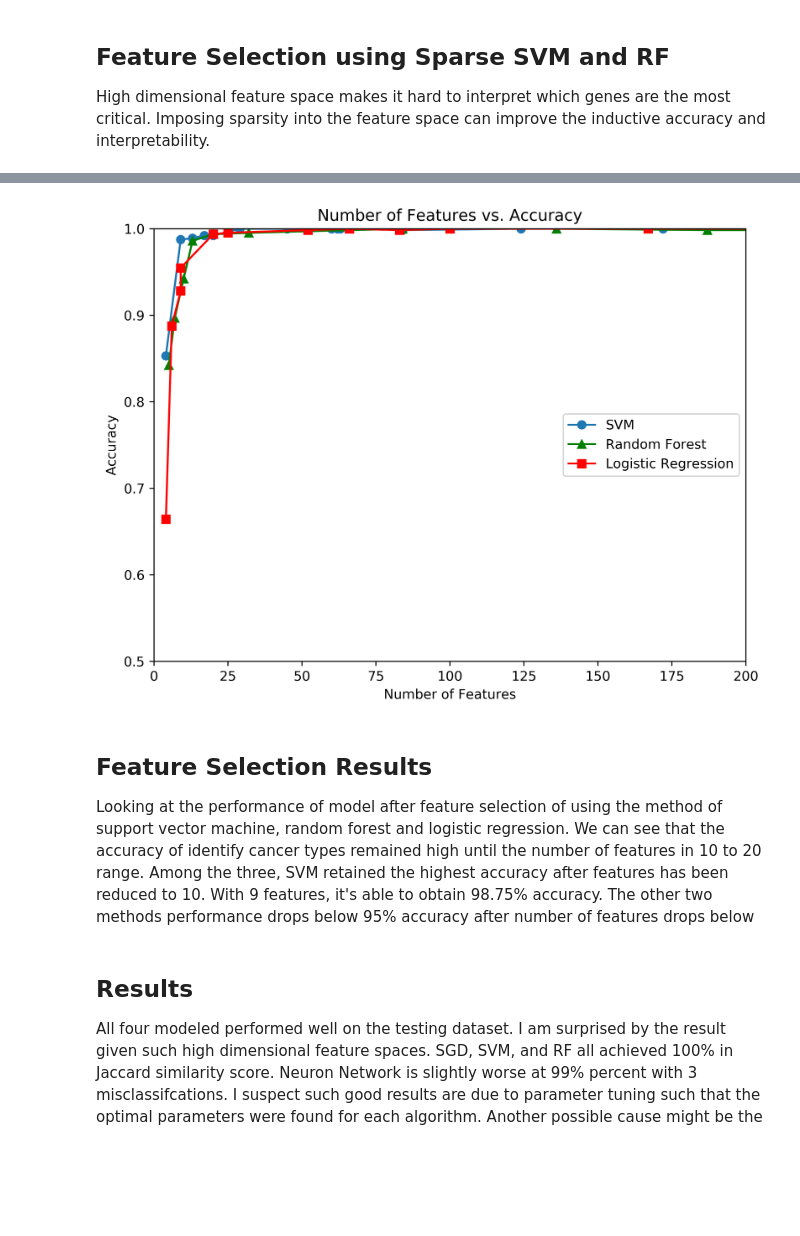
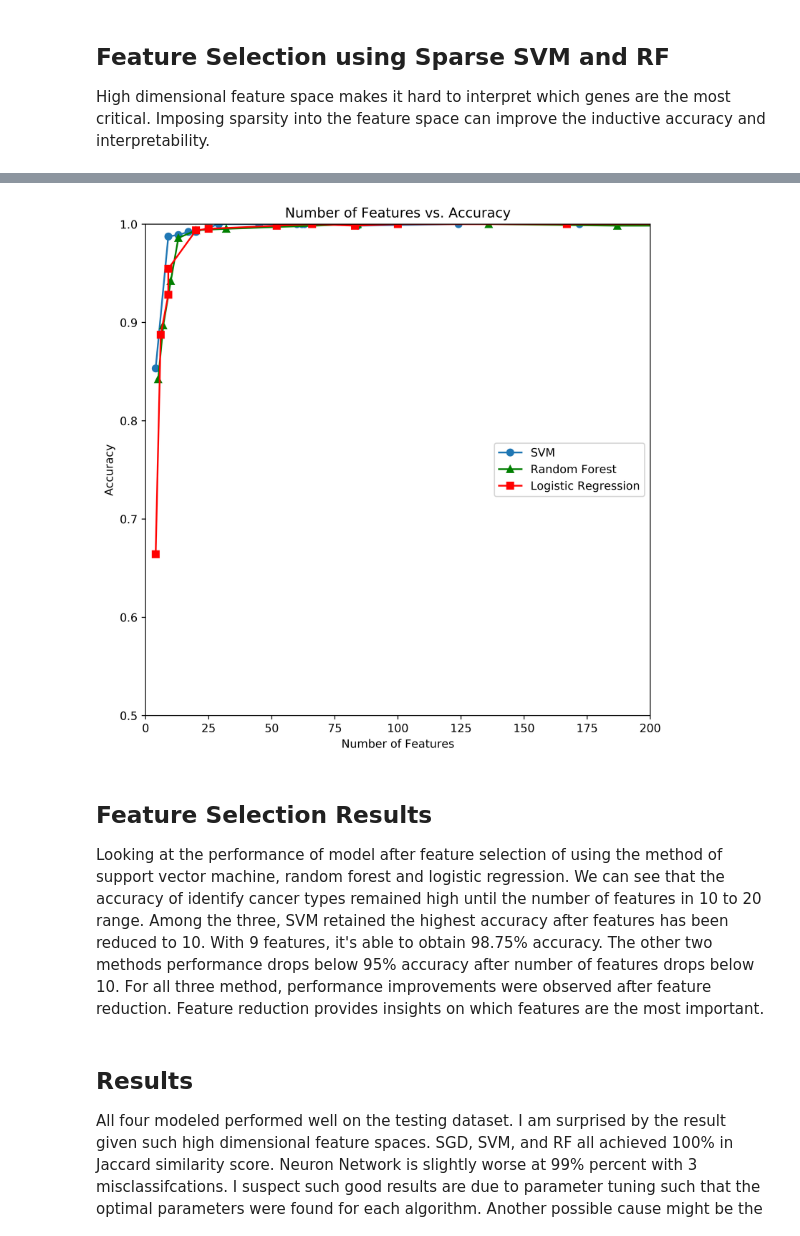
Before and after one commit to ziweiwu/ML-RNA-Microarray, a Jupyter notebook: notebook.ipynb, the cells around one changed output, grey strips where cells are left out. Cells and saved outputs as stored; diff of their text form; code cells hidden in the pictures; blank space fills up the shorter version.

Commit message:
updated feature selection

```diff
--- a/notebook.ipynb
+++ b/notebook.ipynb
@@ -604,27 +605,27 @@ Logistic regression score after FEATURE SELECTION: 0.664118
 # %%
 ########################################################################################
 #                    Feature Selection Performance
 ########################################################################################
 from matplotlib.pyplot import figure
-figure(num=None, figsize=(8, 6), dpi=500, facecolor='w', edgecolor='k')
+figure(num=None, figsize=(6,6), dpi=500, facecolor='w', edgecolor='k')
 
 plt.plot(n_features_svm, accuracy_svm, 'o-')
 plt.xlabel('Number of Features')
 plt.ylabel('Accuracy')
 plt.title("Number of Features vs. Accuracy")
 
 plt.plot(n_features_rf, accuracy_rf, '^-', color='green')
 
 plt.plot(n_features_logit, accuracy_logit, 's-', color='red')
 plt.legend(['SVM', 'Random Forest', 'Logistic Regression'], loc=5)
 
 plt.axis([0, 200, 0.5, 1])
 plt.show()
 # %% [output]
-[figure, old version]
+[figure, new version]
 # %% [markdown]
 ## Feature Selection Results
-Looking at the performance of model after feature selection of using the method of support vector machine, random forest and logistic regression. We can see that the accuracy of identify cancer types remained high until the number of features in 10 to 20 range. Among the three, SVM retained the highest accuracy after features has been reduced to 10. With 9 features, it's able to obtain 98.75% accuracy. The other two methods performance drops below 95% accuracy after number of features drops below
+Looking at the performance of model after feature selection of using the method of support vector machine, random forest and logistic regression. We can see that the accuracy of identify cancer types remained high until the number of features in 10 to 20 range. Among the three, SVM retained the highest accuracy after features has been reduced to 10. With 9 features, it's able to obtain 98.75% accuracy. The other two methods performance drops below 95% accuracy after number of features drops below 10. For all three method, performance improvements were observed after feature reduction. Feature reduction provides insights on which features are the most important.
 # %% [markdown]
 ## Results
 All four modeled performed well on the testing dataset. I am surprised by the result given such high dimensional feature spaces. SGD, SVM, and RF all achieved 100% in Jaccard similarity score. Neuron Network is slightly worse at 99% percent with 3 misclassifcations. I suspect such good results are due to parameter tuning such that the optimal parameters were found for each algorithm. Another possible cause might be the features do not have much noise, so it's hard to for algorithms to perform poorly. Considering the computational time, random forest and SGD are the most efficient algorithms in predicting the tumor outcomes given RNA microarray dataset. For future work, I would love to test the algorithms on more RNA microarray dataset or similar high dimensional problems.
```
Also changed, not shown: parts of 1 cell of this notebook, 6 other files.
